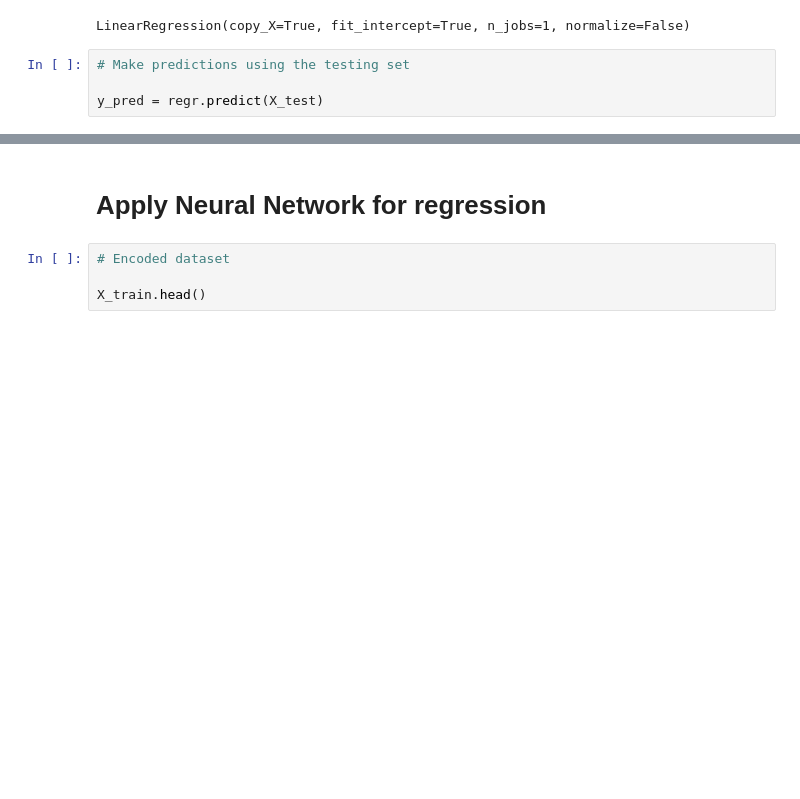
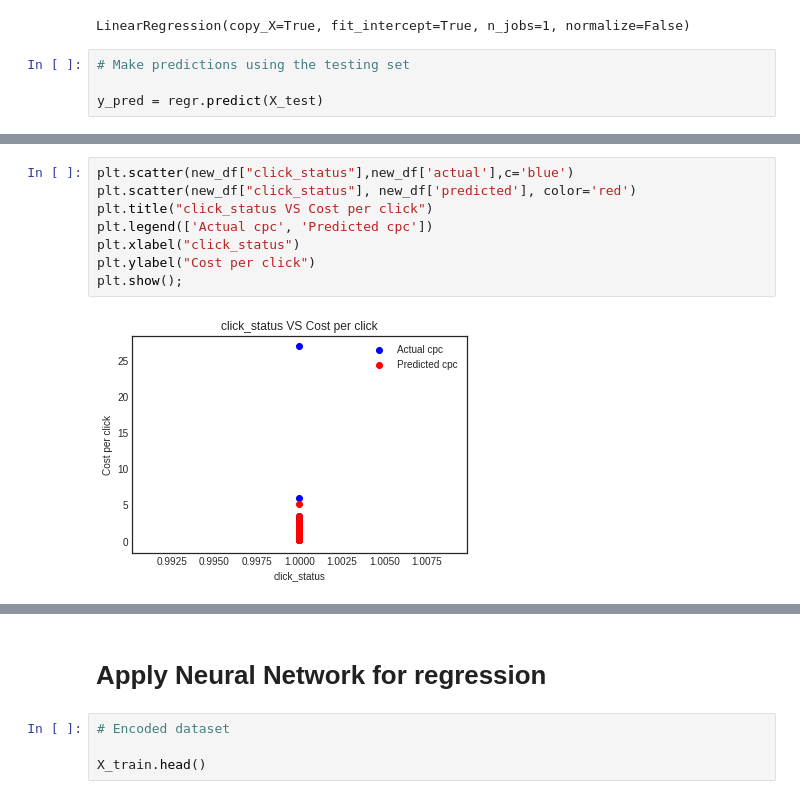
Before and after one commit to chinmaydas96/Click_prediction, a Jupyter notebook: test_online_2.ipynb, the cells around one changed output, grey strips where cells are left out. Saved outputs shown, nothing was run; the diff lists cells and outputs as text; blank space fills up the shorter version.

```diff
--- a/test_online_2.ipynb
+++ b/test_online_2.ipynb
@@ -744,0 +813,10 @@ Variance score: 0.46
+# %%
+plt.scatter(new_df["click_status"],new_df['actual'],c='blue')
+plt.scatter(new_df["click_status"], new_df['predicted'], color='red')
+plt.title("click_status VS Cost per click")
+plt.legend(['Actual cpc', 'Predicted cpc'])
+plt.xlabel("click_status")
+plt.ylabel("Cost per click")
+plt.show();
+# %% [output]
+[figure, added]
```
Also changed, not shown: parts of 16 cells of this notebook, 1 other file.
